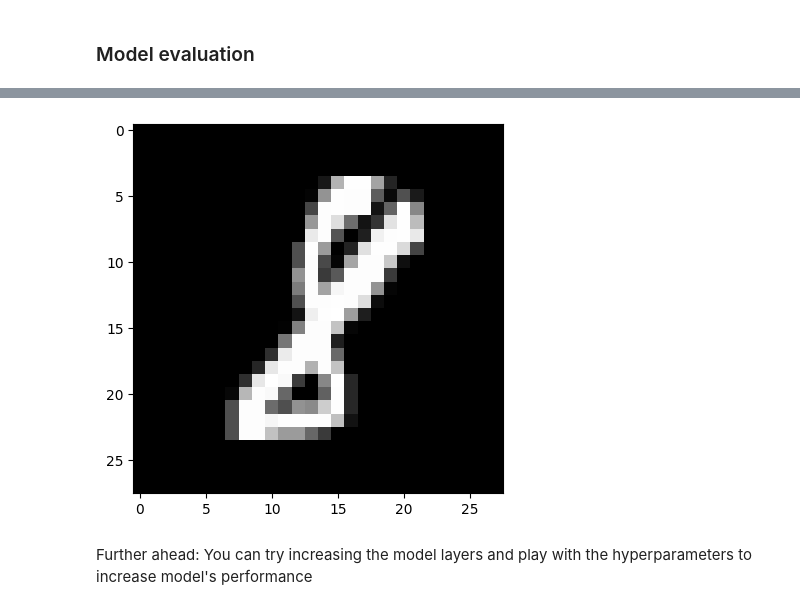
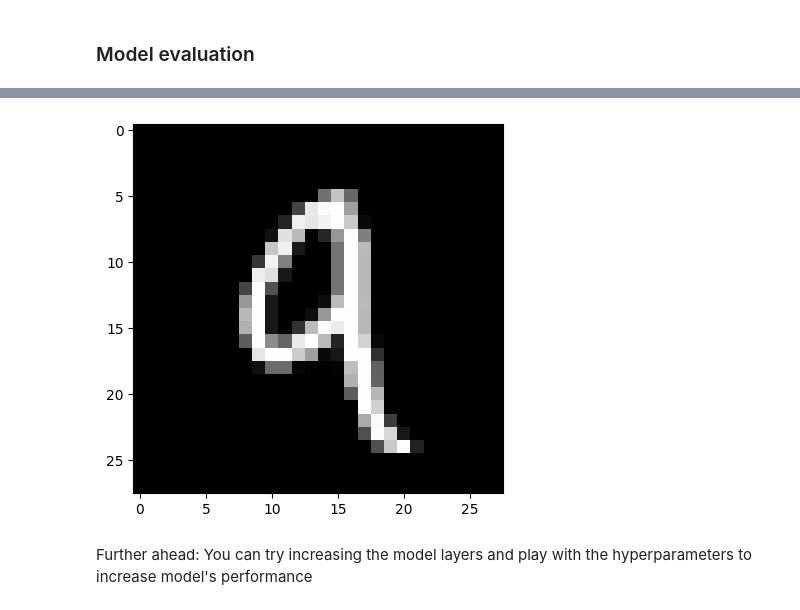
Before and after one commit to sharabhsinghi/ml-crash-course, a Jupyter notebook: ml/MNIST_keras.ipynb, the cells around one changed output, grey strips where cells are left out. Saved outputs shown, nothing was run; the diff lists cells and outputs as text; code cells hidden in the pictures.

Commit message:
Update MNIST keras - read data from lib

```diff
--- a/ml/MNIST_keras.ipynb
+++ b/ml/MNIST_keras.ipynb
@@ -57,0 +13,2 @@ data_x[['pixel258', 'pixel252']].describe()
+# %%
+(X_train, y_train), (X_test, y_test) = keras.datasets.mnist.load_data()
@@ -90,5 +76,5 @@ set(data_y)
 # %%
-X_train, X_val, y_train, y_val = train_test_split(data_x, data_y, test_size = 0.1, random_state=42)
+# X_train, X_val, y_train, y_val = train_test_split(data_x, data_y, test_size = 0.1, random_state=42)
 # %% [markdown]
 ### Model Building
 # %%
@@ -102,7 +88,7 @@ X_train, X_val, y_train, y_val = train_test_split(data_x, data_y, test_size = 0.
 # Model 2
 model = keras.Sequential([
         # Reshape the input to (28, 28, 1) for Conv2D layers (height, width, channels)
-        keras.layers.Reshape((28,28,1), input_shape=(784, )),
+        keras.layers.Reshape((28,28,1), input_shape=(28, 28,)),
 
         # Convolutional layer to extract features like edges and patterns from the image
         keras.layers.Conv2D(32, kernel_size=(3, 3), activation='relu'),
@@ -158,6 +144,6 @@ Model: "sequential_3"
 # %% [markdown]
 ### Model training
 # %%
-model.fit(X_train, y_train, batch_size=64, epochs=5, validation_data=(X_val, y_val))
+model.fit(X_train, y_train, batch_size=64, epochs=5, validation_split=0.1)
 # %% [output]
 Epoch 1/5
@@ -181,5 +167,5 @@ array([2, 0, 9, ..., 3, 9, 2])
 # %%
-img = X_test.iloc[123].values.reshape((28,28))
+img = X_test[125].reshape((28,28))
 plt.imshow(img,cmap='gray')
-print("The predicted label is:" ,model.predict(X_test).argmax(axis=1)[123])
+print("The predicted label is:" ,model.predict(X_test).argmax(axis=1)[125])
 # %% [output]
@@ -188,4 +174,4 @@ The predicted label is: 8
-[figure, old version]
+[figure, new version]
 # %% [markdown]
 Further ahead: You can try increasing the model layers and play with the hyperparameters to increase model's performance
 # %%
```
Also changed, not shown: parts of 17 cells of this notebook, 2 other files.
